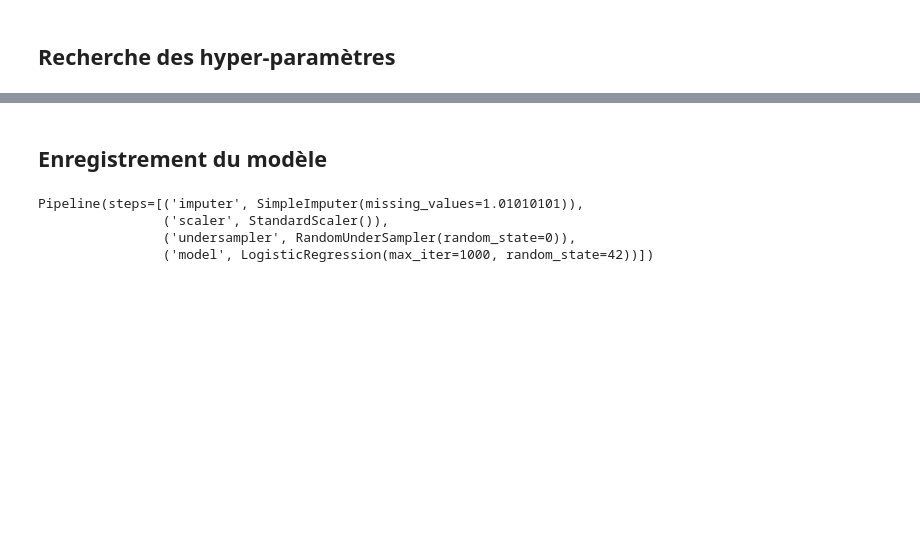
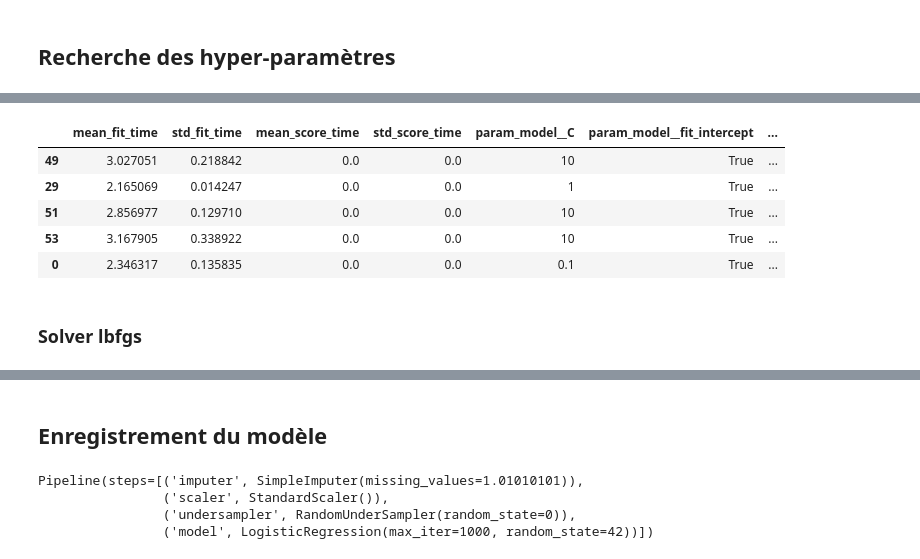
Before and after one commit to gabriel1628/Projet7-Dash, a Jupyter notebook: Modelisation.ipynb, the cells around one changed output, grey strips where cells are left out. Drawn from its saved outputs; the diff is of its cells as text; code cells hidden in the pictures; blank space fills up the shorter version.

```diff
--- a/Modelisation.ipynb
+++ b/Modelisation.ipynb
@@ -801,0 +830,11 @@ cv_results.head()
+# %%
+cv_results_liblinear.tail()
+# %% [output]
+|  | mean_fit_time | std_fit_time | mean_score_time | std_score_time | param_model__C | param_model__fit_intercept | ... |
+| 49 | 3.027051 | 0.218842 | 0.0 | 0.0 | 10 | True | ... |
+| 29 | 2.165069 | 0.014247 | 0.0 | 0.0 | 1 | True | ... |
+| 51 | 2.856977 | 0.129710 | 0.0 | 0.0 | 10 | True | ... |
+| 53 | 3.167905 | 0.338922 | 0.0 | 0.0 | 10 | True | ... |
+| 0 | 2.346317 | 0.135835 | 0.0 | 0.0 | 0.1 | True | ... |
+# %% [markdown]
+### Solver lbfgs
```
Also changed, not shown: parts of 30 cells of this notebook, 1 other file.
